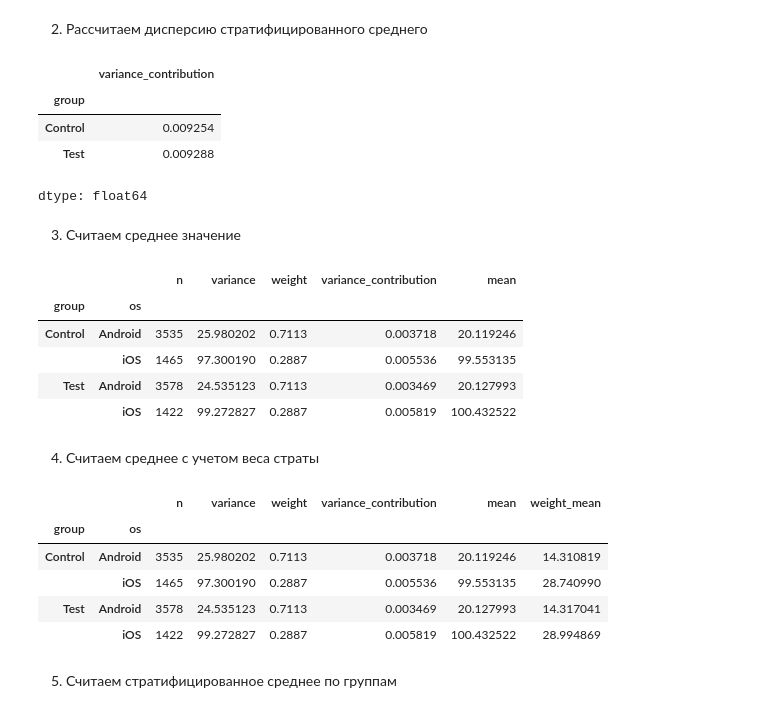
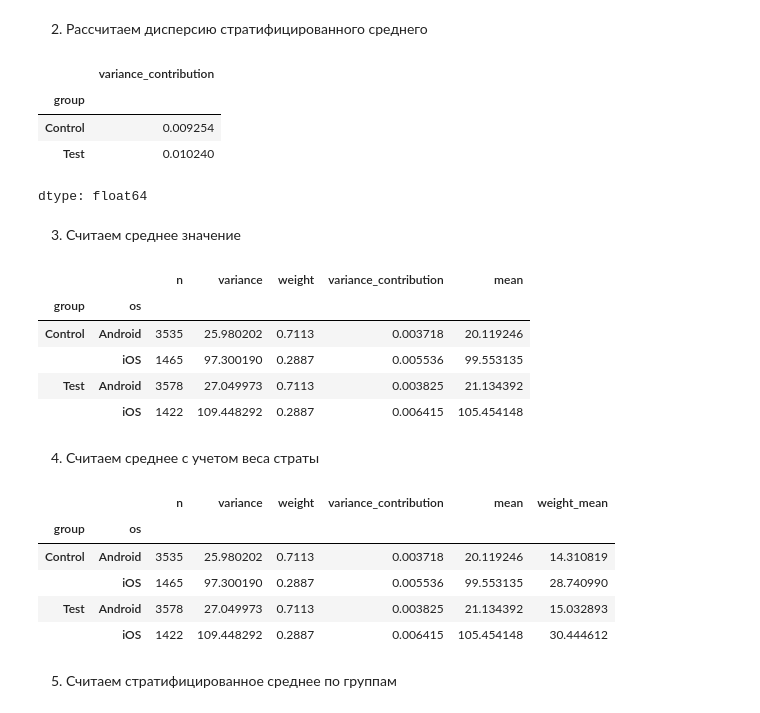
Before and after one commit to anbaluxe/my_colab_learning, a Jupyter notebook: Стратифицированная_рандомизация.ipynb, the cells around one changed output. Drawn from its saved outputs; the diff is of its cells as text; code cells hidden in the pictures.

```diff
--- a/Стратифицированная_рандомизация.ipynb
+++ b/Стратифицированная_рандомизация.ipynb
@@ -215,7 +215,7 @@ comparison
 ## Пост-стратификация
 # %%
 post_df = (
-    df_unstrat.groupby(['group', 'os'])['rpu']
+    df_unstrat.groupby(['group', 'os'])['rpu_test']
       .agg(['count', 'var'])
       .rename(columns={
           'count': 'n',
@@ -252,23 +252,23 @@ var_strats
 |  | variance_contribution |
 | group |  |
 | Control | 0.009254 |
-| Test | 0.009288 |
+| Test | 0.010240 |
 dtype: float64
 # %% [markdown]
 3. Считаем среднее значение
 # %%
-means = df.groupby(['group', 'os'])['rpu'].mean()
+means = df.groupby(['group', 'os'])['rpu_test'].mean()
 
 post_df['mean'] = post_df.index.map(means)
 
 post_df
 # %% [output]
 |  |  | n | variance | weight | variance_contribution | mean |
 | group | os |  |  |  |  |  |
 | Control | Android | 3535 | 25.980202 | 0.7113 | 0.003718 | 20.119246 |
 |  | iOS | 1465 | 97.300190 | 0.2887 | 0.005536 | 99.553135 |
-| Test | Android | 3578 | 24.535123 | 0.7113 | 0.003469 | 20.127993 |
-|  | iOS | 1422 | 99.272827 | 0.2887 | 0.005819 | 100.432522 |
+| Test | Android | 3578 | 27.049973 | 0.7113 | 0.003825 | 21.134392 |
+|  | iOS | 1422 | 109.448292 | 0.2887 | 0.006415 | 105.454148 |
 # %% [markdown]
 4. Считаем среднее с учетом веса страты
 # %%
@@ -280,8 +280,8 @@ post_df
 | group | os |  |  |  |  |  |  |
 | Control | Android | 3535 | 25.980202 | 0.7113 | 0.003718 | 20.119246 | 14.310819 |
 |  | iOS | 1465 | 97.300190 | 0.2887 | 0.005536 | 99.553135 | 28.740990 |
-| Test | Android | 3578 | 24.535123 | 0.7113 | 0.003469 | 20.127993 | 14.317041 |
-|  | iOS | 1422 | 99.272827 | 0.2887 | 0.005819 | 100.432522 | 28.994869 |
+| Test | Android | 3578 | 27.049973 | 0.7113 | 0.003825 | 21.134392 | 15.032893 |
+|  | iOS | 1422 | 109.448292 | 0.2887 | 0.006415 | 105.454148 | 30.444612 |
 # %% [markdown]
 5. Считаем стратифицированное среднее по группам
 # %%
```
Also changed, not shown: parts of 5 cells of this notebook.
